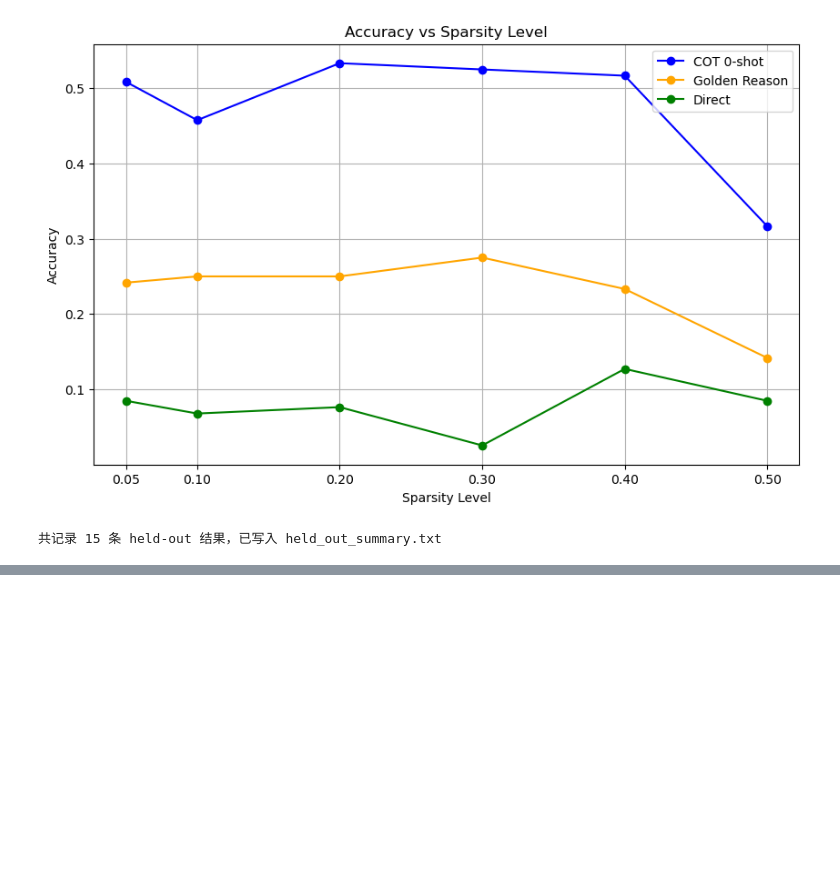
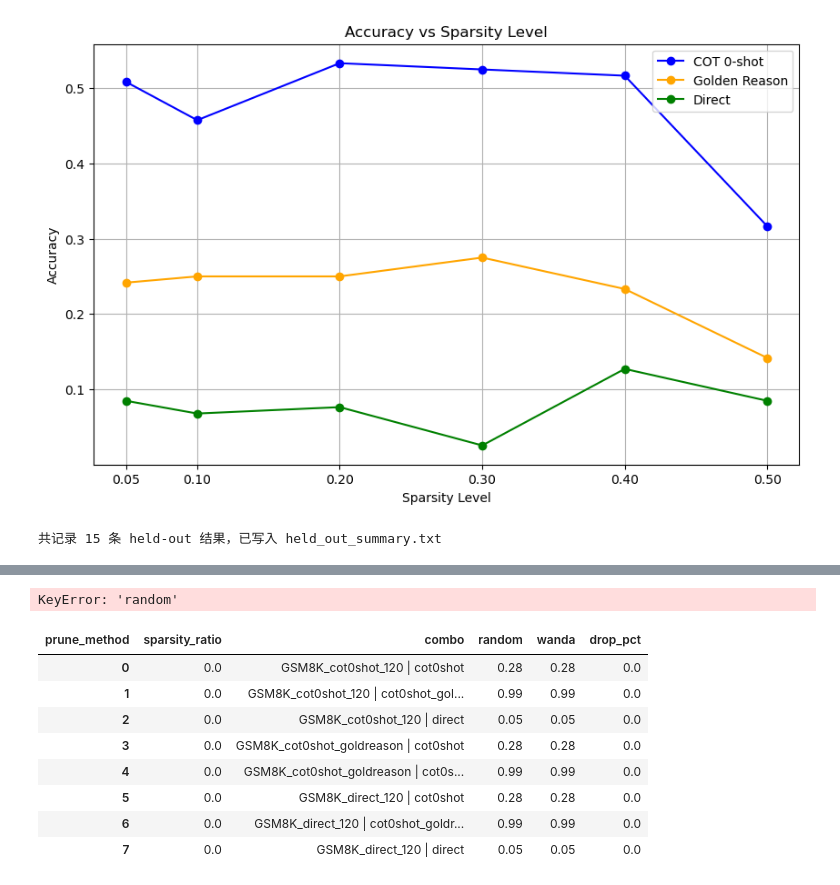
Before and after one commit to oyy2000/alignment-attribution-code, a Jupyter notebook: scripts/line_plot_for_different_sparsity.ipynb, the cells around one changed output, grey strips where cells are left out. Drawn from its saved outputs; the diff is of its cells as text; code cells hidden in the pictures; blank space fills up the shorter version.

```diff
--- a/scripts/line_plot_for_different_sparsity.ipynb
+++ b/scripts/line_plot_for_different_sparsity.ipynb
@@ -106,0 +245,79 @@ print(f"共记录 {len(summary_lines)} 条 held-out 结果，已写入 {output_t
+# %%
+import pandas as pd
+import matplotlib.pyplot as plt
+from pathlib import Path
+
+# ---------------- 路径：请按需修改 ----------------
+txt_path = Path("held_out_summary_latest_by_prompt.txt")
+if not txt_path.exists():
+    raise FileNotFoundError(f"找不到 {txt_path} ，请确认路径正确")
+
+# ---------------- 读取数据 ------------------------
+df = pd.read_csv(
+    txt_path,
+    sep="\t",
+    header=None,
+    names=[
+        "prune_method",
+        "sparsity_ratio",
+        "neg_prune",
+        "prune_data",
+        "prompt_method",
+        "eval_type",
+        "accuracy",
+    ],
+)
+
+# 仅 held_out
+df = df[df["eval_type"] == "held_out"].copy()
+df["combo"] = df["prune_data"] + " | " + df["prompt_method"]
+
+# ---------------- 透视表：random vs wanda ----------------
+pivot = df.pivot_table(
+    index=["sparsity_ratio", "combo"],
+    columns="prune_method",
+    values="accuracy",
+)
+
+# 计算 wanda 相对 random 的下降百分比
+pivot["drop_pct"] = (pivot["wanda"] - pivot["random"]) / pivot["random"] * 100
+pivot = pivot.dropna(subset=["drop_pct"]).reset_index()
+
+
+# ---------------- 颜色映射 ----------------
+combos = sorted(pivot["combo"].unique())
+cmap   = plt.cm.get_cmap("tab10", len(combos))
+combo2color = {c: cmap(i) for i, c in enumerate(combos)}
+
+# ---------------- 绘图 --------------------
+plt.figure(figsize=(8, 5))
+for combo, grp in pivot.groupby("combo"):
+    plt.plot(
+        grp["sparsity_ratio"],
+        grp["drop_pct"],
+        marker="o",
+        color=combo2color[combo],
+        label=combo,
+    )
+
+plt.xlabel("Sparsity ratio")
+plt.ylabel("Accuracy drop of Wanda vs. Random (%)")
+plt.title("Relative accuracy drop (Wanda vs. Random)")
+plt.grid(alpha=0.4)
+plt.legend(title="prune_data | prompt_method", bbox_to_anchor=(1.02, 1), loc="upper left")
+plt.tight_layout()
+plt.show()
+# %% [output]
+KeyError: 'random'
+# %%
+pivot
+# %% [output]
+| prune_method | sparsity_ratio | combo | random | wanda | drop_pct |
+| 0 | 0.0 | GSM8K_cot0shot_120 | cot0shot | 0.28 | 0.28 | 0.0 |
+| 1 | 0.0 | GSM8K_cot0shot_120 | cot0shot_gol... | 0.99 | 0.99 | 0.0 |
+| 2 | 0.0 | GSM8K_cot0shot_120 | direct | 0.05 | 0.05 | 0.0 |
+| 3 | 0.0 | GSM8K_cot0shot_goldreason | cot0shot | 0.28 | 0.28 | 0.0 |
+| 4 | 0.0 | GSM8K_cot0shot_goldreason | cot0s... | 0.99 | 0.99 | 0.0 |
+| 5 | 0.0 | GSM8K_direct_120 | cot0shot | 0.28 | 0.28 | 0.0 |
+| 6 | 0.0 | GSM8K_direct_120 | cot0shot_goldr... | 0.99 | 0.99 | 0.0 |
+| 7 | 0.0 | GSM8K_direct_120 | direct | 0.05 | 0.05 | 0.0 |
```
Also changed, not shown: parts of 3 cells of this notebook, 11 other files.
